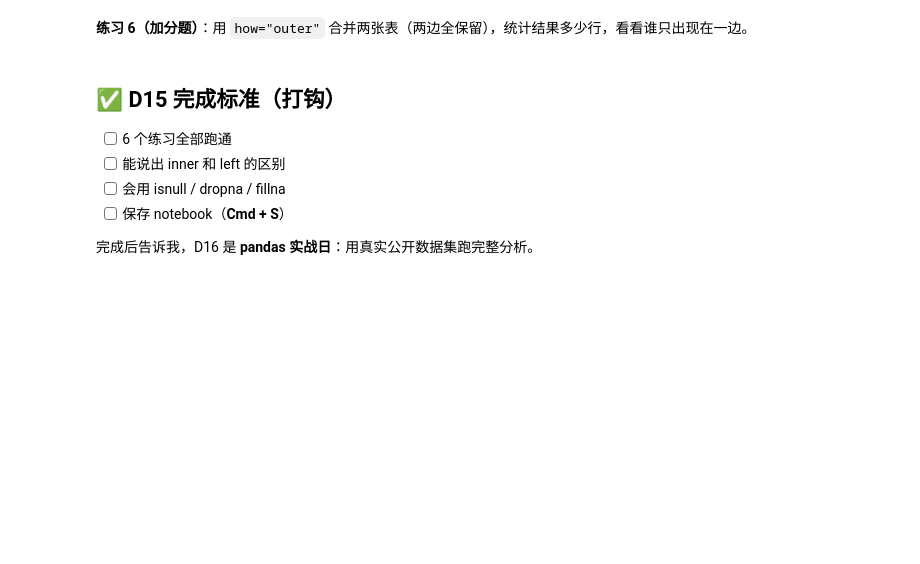
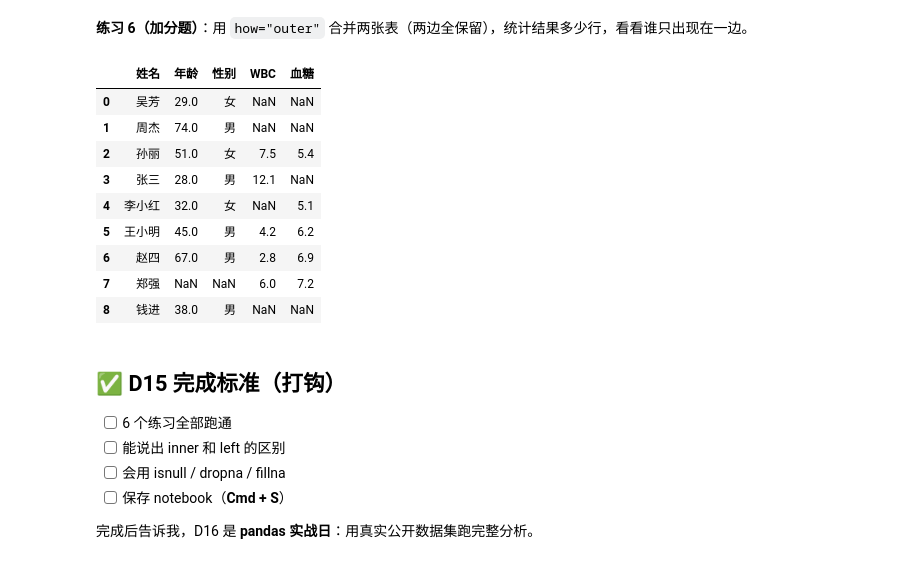
Before and after one commit to j0ngp/med-ai-journey, a Jupyter notebook: week3/15_day15_merge与缺失值.ipynb, the cells around one changed output. Saved outputs shown, nothing was run; the diff lists cells and outputs as text; code cells hidden in the pictures; blank space fills up the shorter version.

Commit message:
Week3: pandas实战/幻觉清单/Kaggle首战/48题评测集 v1（D15-D21）

```diff
--- a/week3/15_day15_merge与缺失值.ipynb
+++ b/week3/15_day15_merge与缺失值.ipynb
@@ -74,0 +146,7 @@ merged_left.head()
+# %%
+# 在这里写你的代码
+import pandas as pd
+base = pd.read_csv("patients_base.csv")
+labs = pd.read_csv("patients_labs.csv")
+merged_inner=pd.merge(base, labs, on="姓名", how="inner")
+merged_inner
@@ -97,3 +220,18 @@ merged_left.head()
+# %%
+# 在这里写你的代码
+merged_outer=pd.merge(base,labs, on="姓名",how="outer")
+merged_outer
+# %% [output]
+|  | 姓名 | 年龄 | 性别 | WBC | 血糖 |
+| 0 | 吴芳 | 29.0 | 女 | NaN | NaN |
+| 1 | 周杰 | 74.0 | 男 | NaN | NaN |
+| 2 | 孙丽 | 51.0 | 女 | 7.5 | 5.4 |
+| 3 | 张三 | 28.0 | 男 | 12.1 | NaN |
+| 4 | 李小红 | 32.0 | 女 | NaN | 5.1 |
+| 5 | 王小明 | 45.0 | 男 | 4.2 | 6.2 |
+| 6 | 赵四 | 67.0 | 男 | 2.8 | 6.9 |
+| 7 | 郑强 | NaN | NaN | 6.0 | 7.2 |
+| 8 | 钱进 | 38.0 | 男 | NaN | NaN |
 # %% [markdown]
 ## ✅ D15 完成标准（打钩）
 
```
Also changed, not shown: parts of 17 cells of this notebook, 17 other files.
